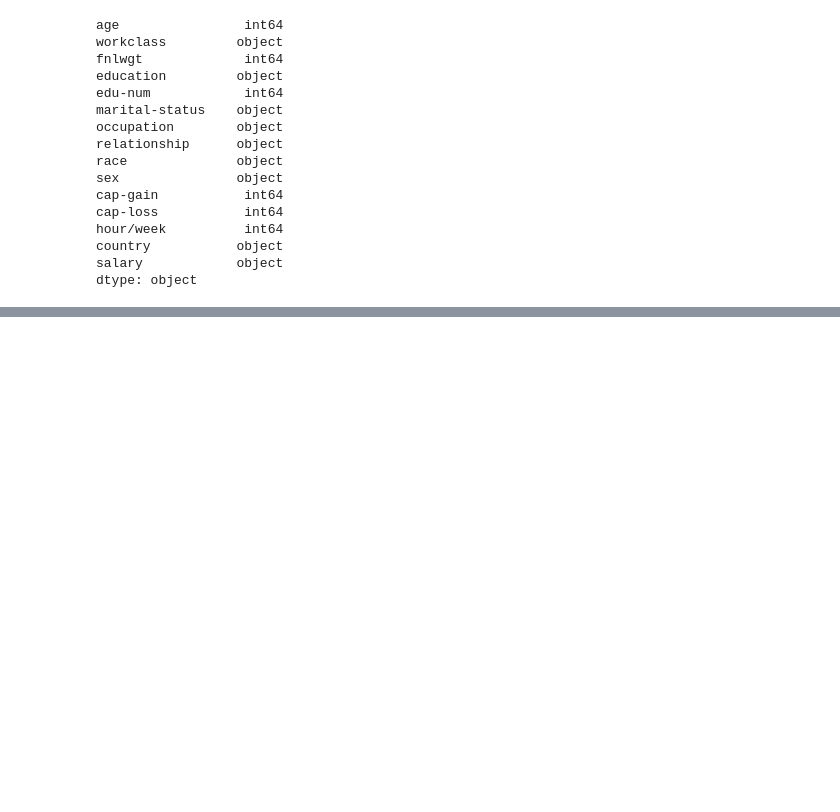
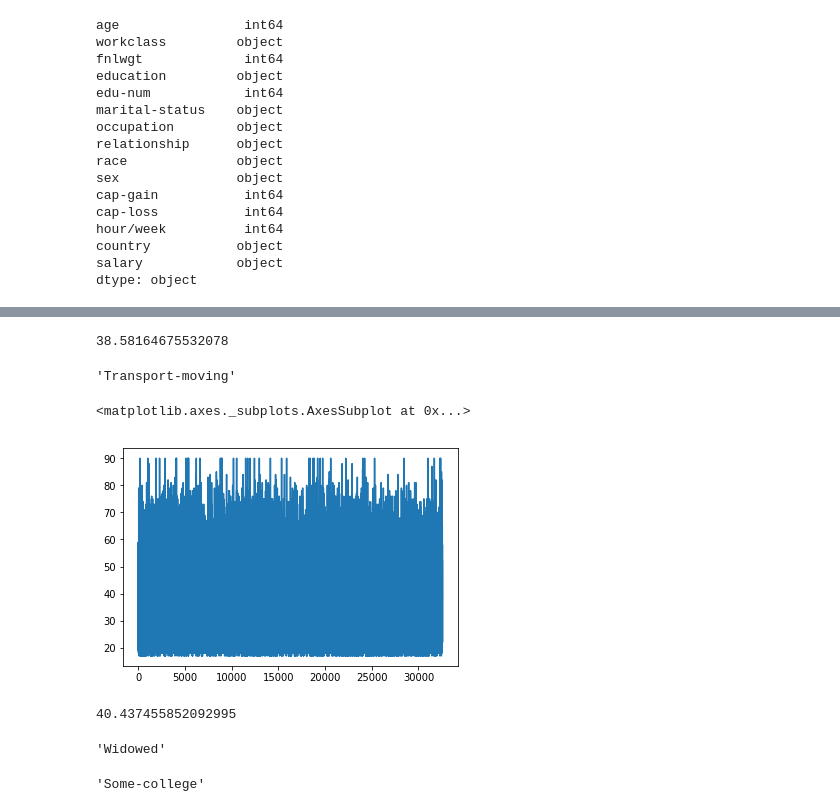
Before and after one commit to michaelballard7/pandasSandbox, a Jupyter notebook: dataFrames.ipynb, the cells around one changed output, grey strips where cells are left out. Saved outputs shown, nothing was run; the diff lists cells and outputs as text; code cells hidden in the pictures; blank space fills up the shorter version.

```diff
--- a/dataFrames.ipynb
+++ b/dataFrames.ipynb
@@ -115,0 +154,4 @@ adult_data.info
+# %%
+adult_data['species'] = "mammal"
+# %%
+adult_data["mammal_type"] = "Human Being"
@@ -115,0 +169,4 @@ adult_data.info
+# %%
+mean_age
+# %% [output]
+38.58164675532078
@@ -115,0 +175,9 @@ adult_data.info
+# %%
+popular_occupation.strip()
+# %% [output]
+'Transport-moving'
+# %%
+adult_data['age'].plot()
+# %% [output]
+<matplotlib.axes._subplots.AxesSubplot at 0x...>
+[figure, added]
@@ -115,0 +189,14 @@ adult_data.info
+# %%
+average_hrs_worked
+# %% [output]
+40.437455852092995
+# %%
+# returning a column as series with bracket approach
+adult_data['marital-status'].agg('max').strip()
+# %% [output]
+'Widowed'
+# %%
+# the dot approach only works where there are no spaces
+adult_data.education.agg('max').strip()
+# %% [output]
+'Some-college'
```
Also changed, not shown: parts of 22 cells of this notebook, 1 other file.
